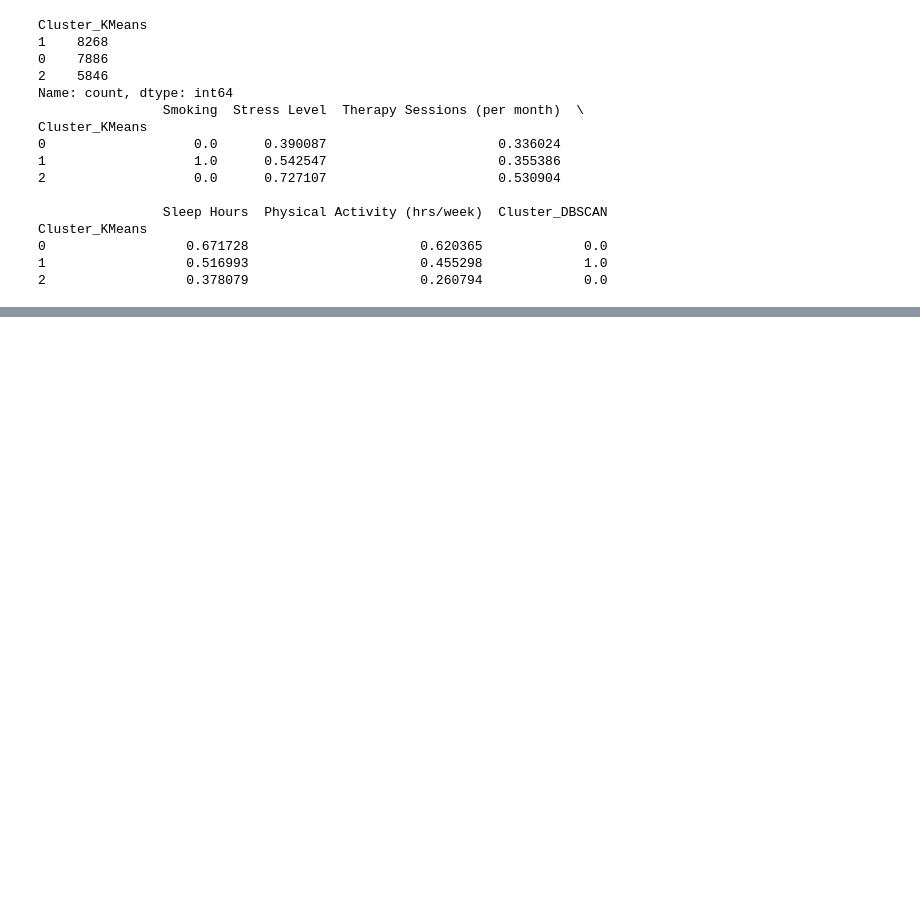
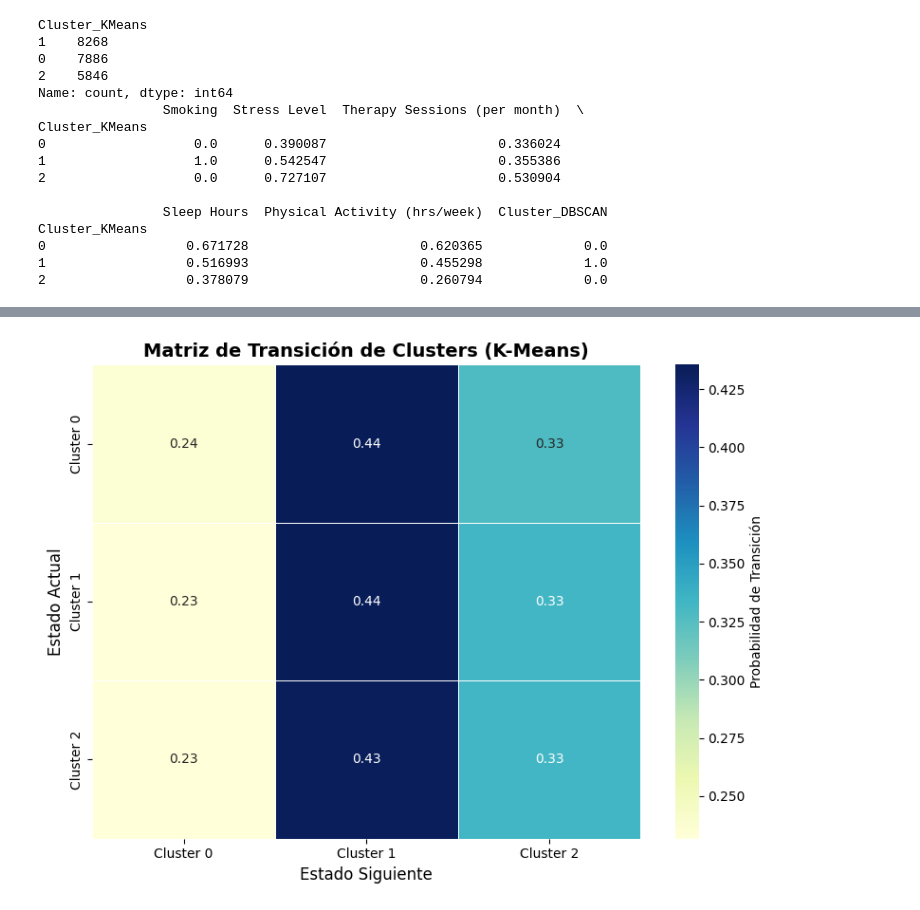
Before and after one commit to D2Giraldot/Anxiety_HMM_TdG, a Jupyter notebook: data-science-project/notebooks/DataLab4.ipynb, the cells around one changed output, grey strips where cells are left out. Drawn from its saved outputs; the diff is of its cells as text; code cells hidden in the pictures; blank space fills up the shorter version.

```diff
--- a/data-science-project/notebooks/DataLab4.ipynb
+++ b/data-science-project/notebooks/DataLab4.ipynb
@@ -565,0 +998,28 @@ La estructura porcentual del riesgo es: [0.23296513 0.21296423 0.22196463 0.1565
+# %%
+
+# Supongamos que MTrp es tu matriz de transición de probabilidades
+# y cluster_var_no_obs es tu vector de clusters
+
+k_clusters = len(np.unique(cluster_var_no_obs))
+labels = [f"Cluster {i}" for i in range(k_clusters)]
+
+plt.figure(figsize=(8,6))
+sns.heatmap(
+    MTrp,
+    annot=True,           # muestra los valores dentro de las celdas
+    fmt=".2f",            # formato con 2 decimales
+    cmap="YlGnBu",        # paleta de colores (puedes probar 'coolwarm', 'viridis', etc.)
+    cbar_kws={"label": "Probabilidad de Transición"},
+    xticklabels=labels,
+    yticklabels=labels,
+    linewidths=0.5,       # separadores entre celdas
+    linecolor='white'
+)
+
+plt.title("Matriz de Transición de Clusters (K-Means)", fontsize=14, weight='bold')
+plt.xlabel("Estado Siguiente", fontsize=12)
+plt.ylabel("Estado Actual", fontsize=12)
+plt.tight_layout()
+plt.show()
+# %% [output]
+[figure, added]
```
Also changed, not shown: parts of 59 cells of this notebook, 6 other files.
